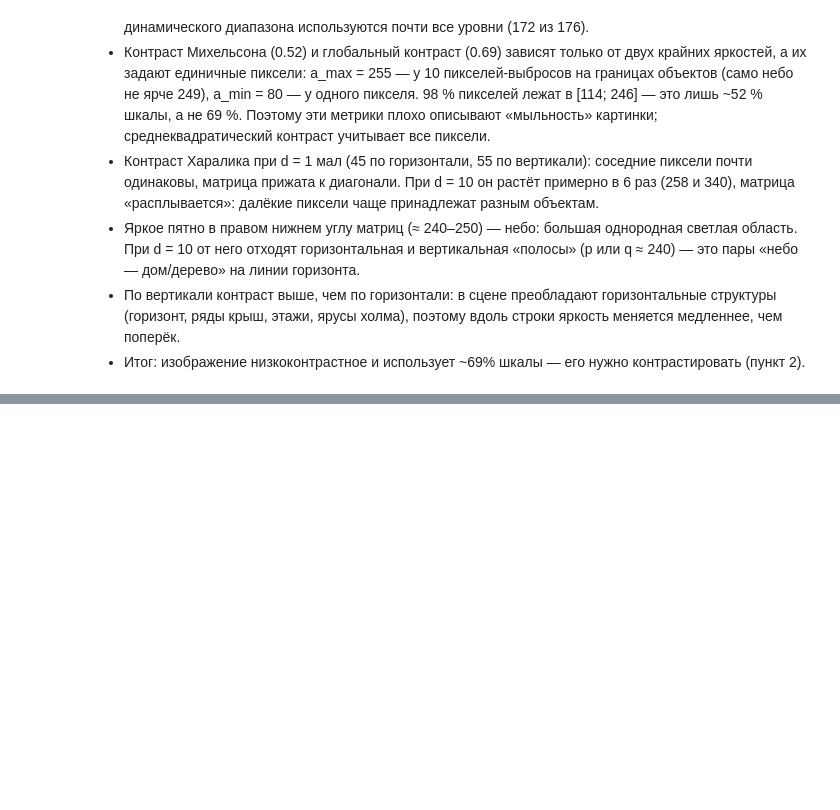
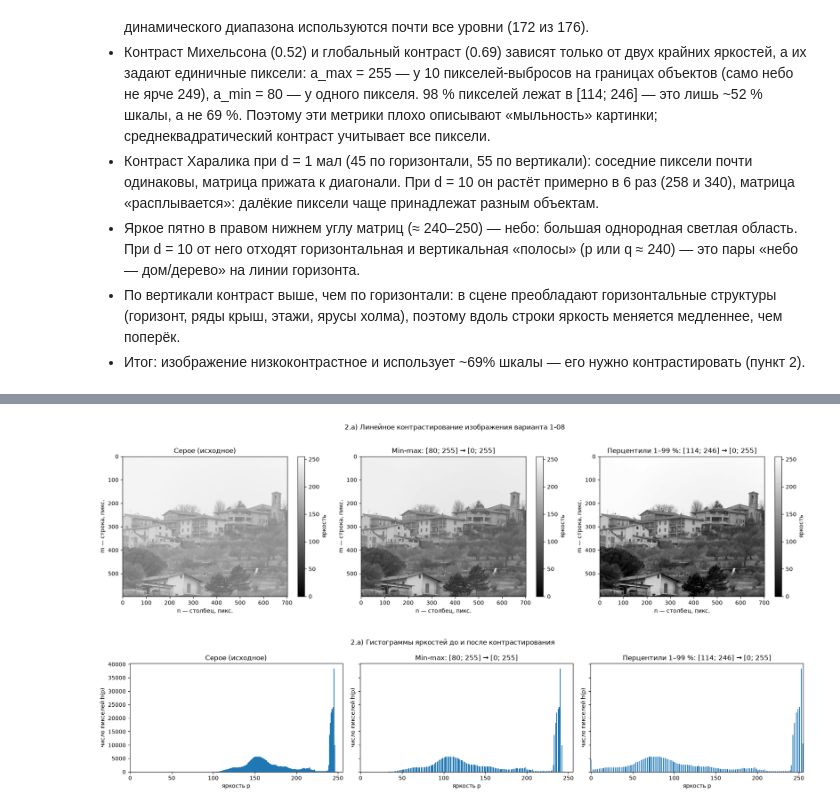
Before and after one commit to forbxpg/cv, a Jupyter notebook: lab1.ipynb, the cells around one changed output, grey strips where cells are left out. Cells and saved outputs as stored; diff of their text form; code cells hidden in the pictures; blank space fills up the shorter version.

Commit message:
💫 Лаба 1, пункт 2: линейное контрастирование и яркостные окна

```diff
--- a/lab1.ipynb
+++ b/lab1.ipynb
@@ -316,0 +384,32 @@ print("Матрицы и контраст Харалика совпадают с
+# %%
+contrasted = window(gray, s["a_min"], s["a_max"])
+p_lo, p_hi = np.percentile(gray, [1, 99])
+robust = window(gray, p_lo, p_hi)
+stretch_images = {
+    "Серое (исходное)": gray,
+    f"Min-max: [{s['a_min']}; {s['a_max']}] → [0; 255]": contrasted,
+    f"Перцентили 1–99 %: [{p_lo:.0f}; {p_hi:.0f}] → [0; 255]": robust,
+}
+
+fig, axes = plt.subplots(1, 3, figsize=(18, 5))
+for ax, (title, img) in zip(axes, stretch_images.items(), strict=True):
+    image = ax.imshow(img, cmap="gray", vmin=0, vmax=P - 1)
+    ax.set_title(title)
+    ax.set_xlabel("n — столбец, пикс.")
+    ax.set_ylabel("m — строка, пикс.")
+    fig.colorbar(image, ax=ax, label="яркость", shrink=0.8)
+fig.suptitle("2.а) Линейное контрастирование изображения варианта 1-08")
+fig.tight_layout()
+fig.savefig(FIGURES / "02a_stretch.png", dpi=150)
+plt.show()
+
+fig, axes = plt.subplots(1, 3, figsize=(18, 4), sharey=True)
+for ax, (title, img) in zip(axes, stretch_images.items(), strict=True):
+    show_hist(ax, img, title)
+fig.suptitle("2.а) Гистограммы яркостей до и после контрастирования")
+fig.tight_layout()
+fig.savefig(FIGURES / "02a_hist.png", dpi=150)
+plt.show()
+# %% [output]
+[figure, added]
+[figure, added]
```
Also changed, not shown: parts of 13 cells of this notebook, 4 other files.
